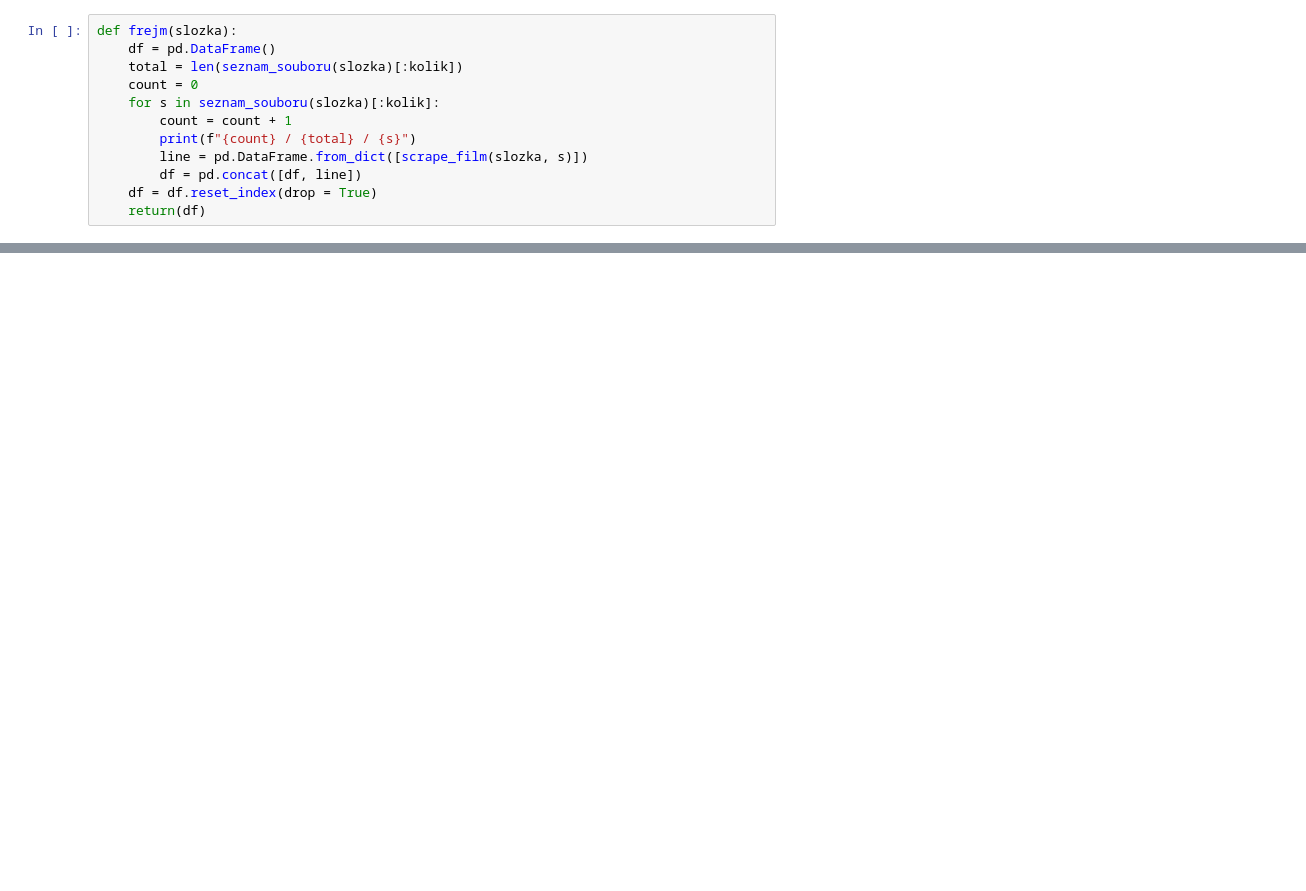
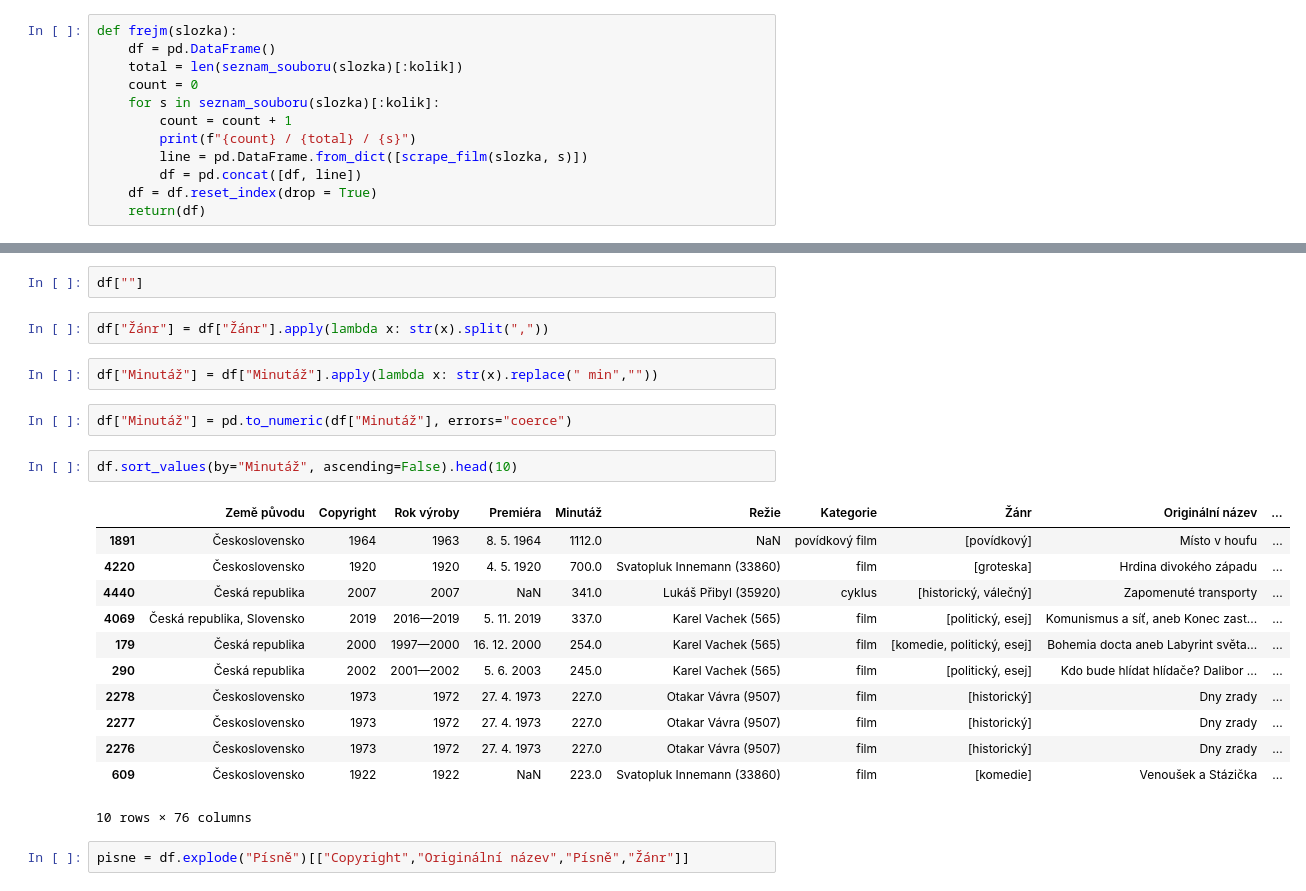
Before and after one commit to DataRozhlas/filmovy-prehled, a Jupyter notebook: 03 scrapování filmů.ipynb, the cells around one changed output, grey strips where cells are left out. Cells and saved outputs as stored; diff of their text form; blank space fills up the shorter version.

```diff
--- a/03 scrapování filmů.ipynb
+++ b/03 scrapování filmů.ipynb
@@ -355,0 +370,25 @@ Name: Originální název, dtype: int64
+# %%
+df[""]
+# %%
+df["Žánr"] = df["Žánr"].apply(lambda x: str(x).split(","))
+# %%
+df["Minutáž"] = df["Minutáž"].apply(lambda x: str(x).replace(" min",""))
+# %%
+df["Minutáž"] = pd.to_numeric(df["Minutáž"], errors="coerce")
+# %%
+df.sort_values(by="Minutáž", ascending=False).head(10)
+# %% [output]
+|  | Země původu | Copyright | Rok výroby | Premiéra | Minutáž | Režie | Kategorie | Žánr | Originální název | ... |
+| 1891 | Československo | 1964 | 1963 | 8. 5. 1964 | 1112.0 | NaN | povídkový film | [povídkový] | Místo v houfu | ... |
+| 4220 | Československo | 1920 | 1920 | 4. 5. 1920 | 700.0 | Svatopluk Innemann (33860) | film | [groteska] | Hrdina divokého západu | ... |
+| 4440 | Česká republika | 2007 | 2007 | NaN | 341.0 | Lukáš Přibyl (35920) | cyklus | [historický, válečný] | Zapomenuté transporty | ... |
+| 4069 | Česká republika, Slovensko | 2019 | 2016—2019 | 5. 11. 2019 | 337.0 | Karel Vachek (565) | film | [politický, esej] | Komunismus a síť, aneb Konec zast... | ... |
+| 179 | Česká republika | 2000 | 1997—2000 | 16. 12. 2000 | 254.0 | Karel Vachek (565) | film | [komedie, politický, esej] | Bohemia docta aneb Labyrint světa... | ... |
+| 290 | Česká republika | 2002 | 2001—2002 | 5. 6. 2003 | 245.0 | Karel Vachek (565) | film | [politický, esej] | Kdo bude hlídat hlídače? Dalibor ... | ... |
+| 2278 | Československo | 1973 | 1972 | 27. 4. 1973 | 227.0 | Otakar Vávra (9507) | film | [historický] | Dny zrady | ... |
+| 2277 | Československo | 1973 | 1972 | 27. 4. 1973 | 227.0 | Otakar Vávra (9507) | film | [historický] | Dny zrady | ... |
+| 2276 | Československo | 1973 | 1972 | 27. 4. 1973 | 227.0 | Otakar Vávra (9507) | film | [historický] | Dny zrady | ... |
+| 609 | Československo | 1922 | 1922 | NaN | 223.0 | Svatopluk Innemann (33860) | film | [komedie] | Venoušek a Stázička | ... |
+10 rows × 76 columns
+# %%
+pisne = df.explode("Písně")[["Copyright","Originální název","Písně","Žánr"]]
```
Also changed, not shown: parts of 26 cells of this notebook, 3 other files.
